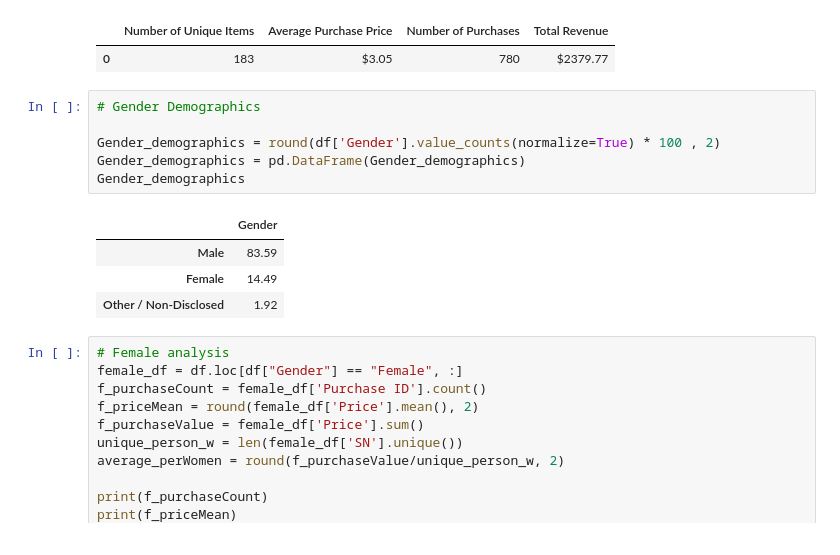
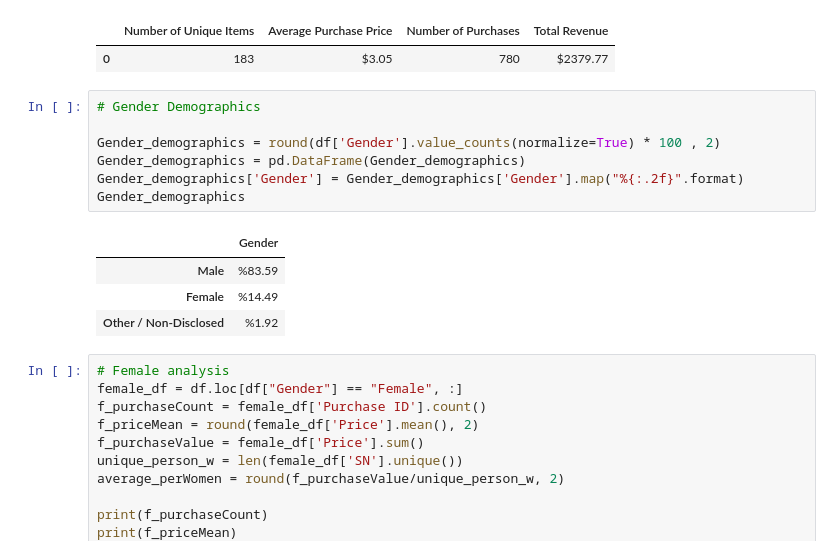
Before and after one commit to SmirnovaAlina/Pandas_library, a Jupyter notebook: HeroesOfPymoli.ipynb, the cells around one changed output. Saved outputs shown, nothing was run; the diff lists cells and outputs as text.

```diff
--- a/HeroesOfPymoli.ipynb
+++ b/HeroesOfPymoli.ipynb
@@ -78,14 +78,15 @@ purchasing_sum
 # %%
 # Gender Demographics
 
 Gender_demographics = round(df['Gender'].value_counts(normalize=True) * 100 , 2)
 Gender_demographics = pd.DataFrame(Gender_demographics)
+Gender_demographics['Gender'] = Gender_demographics['Gender'].map("%{:.2f}".format)
 Gender_demographics
 # %% [output]
 |  | Gender |
-| Male | 83.59 |
-| Female | 14.49 |
-| Other / Non-Disclosed | 1.92 |
+| Male | %83.59 |
+| Female | %14.49 |
+| Other / Non-Disclosed | %1.92 |
 # %%
 # Female analysis
 female_df = df.loc[df["Gender"] == "Female", :]
```
Also changed, not shown: parts of 1 cell of this notebook, 1 other file.
